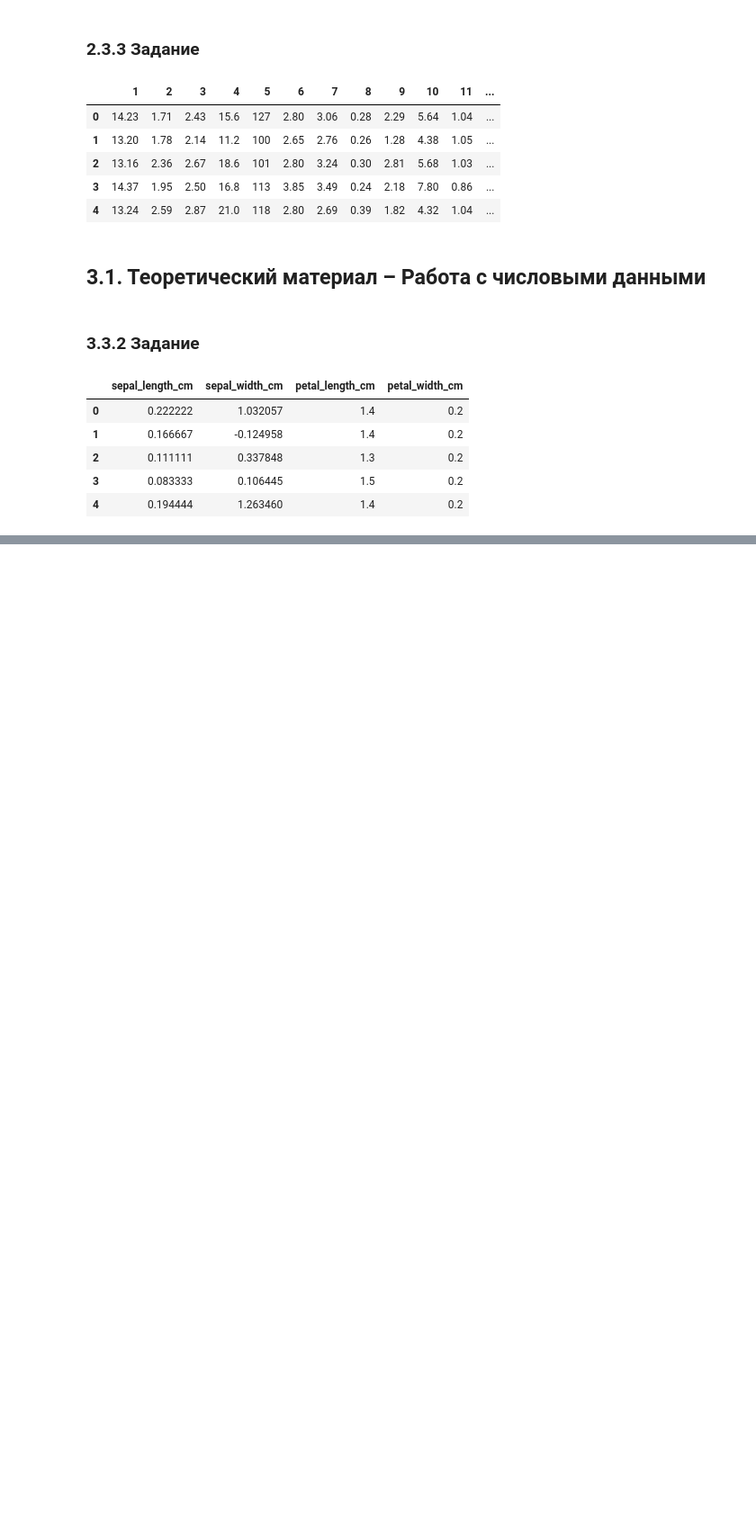
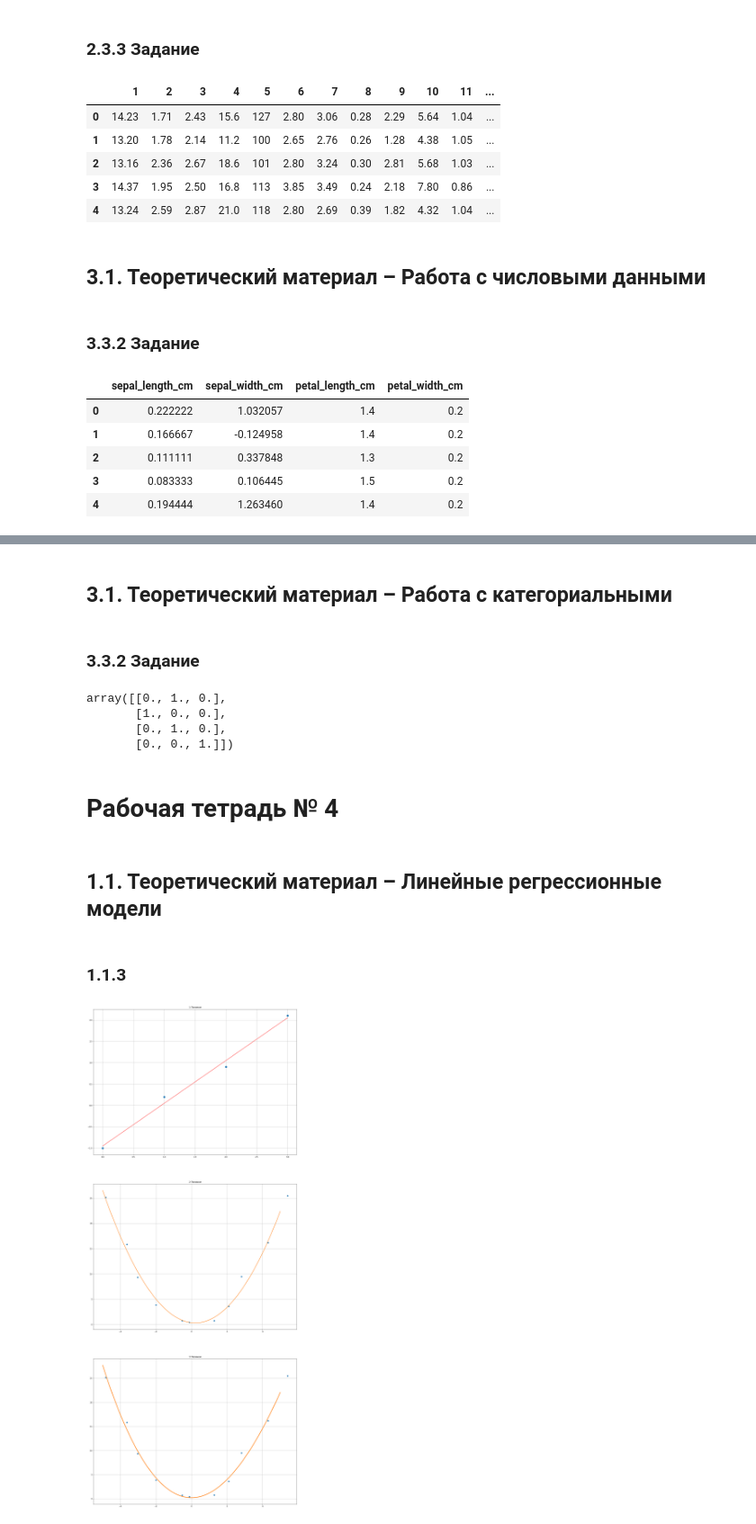
Before and after one commit to 8268826/AISemester3, a Jupyter notebook: AISemester3.ipynb, the cells around one changed output, grey strips where cells are left out. Shown at 90% size. Cells and saved outputs as stored; diff of their text form; code cells hidden in the pictures; blank space fills up the shorter version.

```diff
--- a/AISemester3.ipynb
+++ b/AISemester3.ipynb
@@ -401,0 +593,64 @@ X.head()
+# %% [markdown]
+## 3.1. Теоретический материал – Работа с категориальными
+# %% [markdown]
+### 3.3.2 Задание
+# %%
+from sklearn.feature_extraction import DictVectorizer
+#цвет глаз:
+data_dict = [{"зеленый": 0, "коричневый": 1, "синий": 0},{"зеленый": 1, "коричневый": 0, "синий":0},{"зеленый": 0, "коричневый": 1, "синий": 0},{"коричневый": 0, "зеленый": 0, "синий": 1}]
+
+dictvectorizer = DictVectorizer(sparse=False)
+
+features = dictvectorizer.fit_transform(data_dict)
+features
+# %% [output]
+array([[0., 1., 0.],
+       [1., 0., 0.],
+       [0., 1., 0.],
+       [0., 0., 1.]])
+# %% [markdown]
+# Рабочая тетрадь № 4
+# %% [markdown]
+## 1.1. Теоретический материал – Линейные регрессионные модели
+# %% [markdown]
+### 1.1.3
+# %%
+import numpy as np
+import matplotlib.pyplot as plt
+
+figure, axis = plt.subplots(3,1)
+delta = 1.0
+figure.set_figheight(50)
+figure.set_figwidth(20)
+x = np.array([0, 1, 2, 3])
+y = np.array([-1, 0.2, 0.9, 2.1])
+A = np.vstack([x, np.ones(len(x))]).T
+m,c = np.linalg.lstsq(A,y,rcond = None)[0]
+
+axis[0].plot(x, y, 'o', label='Исходные данные', markersize=10)
+axis[0].plot(x, m*x + c, 'r', label='Линейная экстраполяция')
+axis[0].set_title("1 Полином")
+axis[0].grid()
+
+
+x = np.linspace(-5, 5, 11)
+y = x**2 + delta * (np.random.rand(11) - 0.5)
+x+= delta * (np.random.rand(11) - 0.5)
+m = np.vstack((x**2, x, np.ones(11))).T
+s = np.linalg.lstsq(m, y, rcond = None)[0]
+x_prec = np.linspace(-5, 5, 101)
+
+axis[1].plot(x,y,'D')
+axis[1].plot(x_prec, s[0]*x_prec**2 + s[1] * x_prec + s[2], '-', lw=2)
+axis[1].set_title("2 Полином")
+axis[1].grid()
+
+
+m = np.vstack((x**3, x**2, x, np.ones(11))).T
+s = np.linalg.lstsq(m, y, rcond = None)[0]
+axis[2].plot(x,y,'D')
+axis[2].plot(x_prec, s[0]*x_prec**3 + s[1] * x_prec**2 + s[2] * x_prec +s[3], '-', lw=3)
+axis[2].set_title("3 Полином")
+axis[2].grid()
+# %% [output]
+[figure, added]
```
Also changed, not shown: parts of 20 cells of this notebook.
